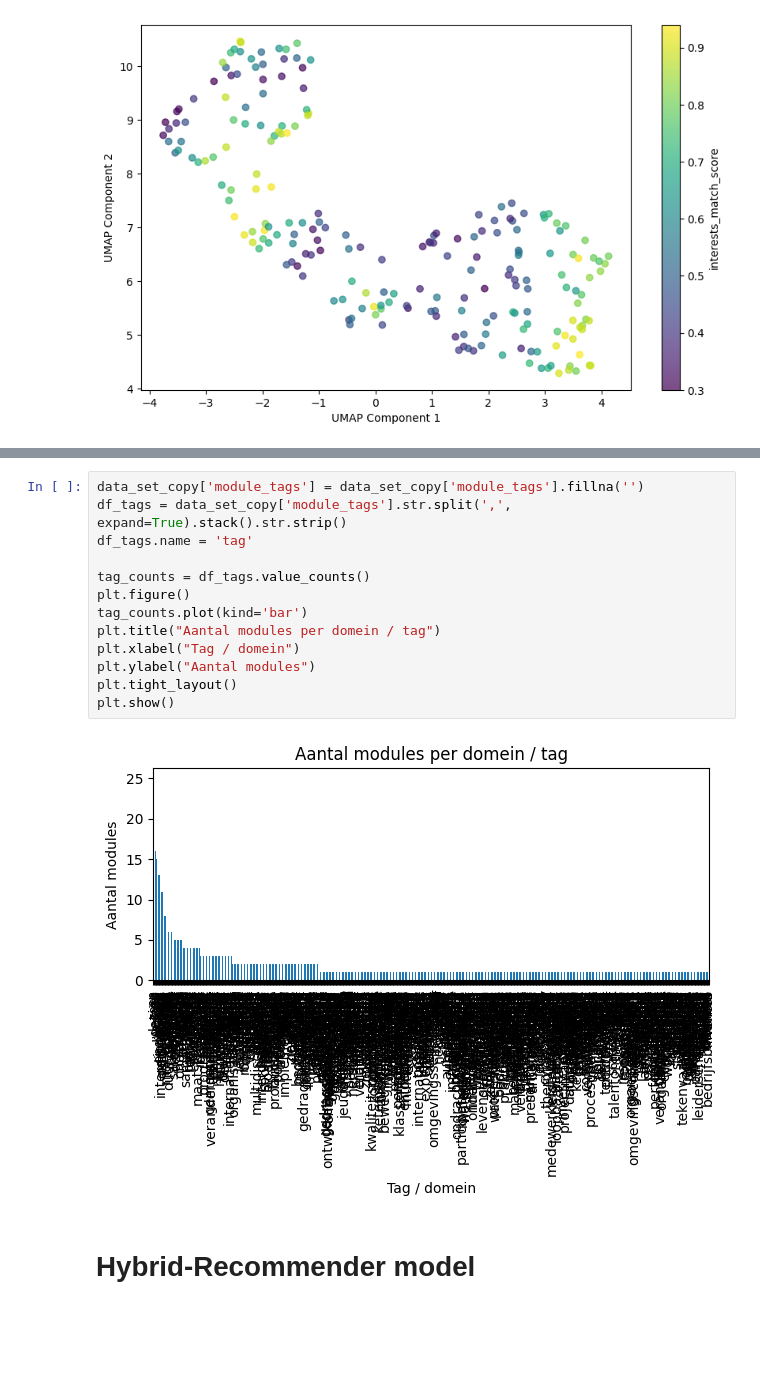
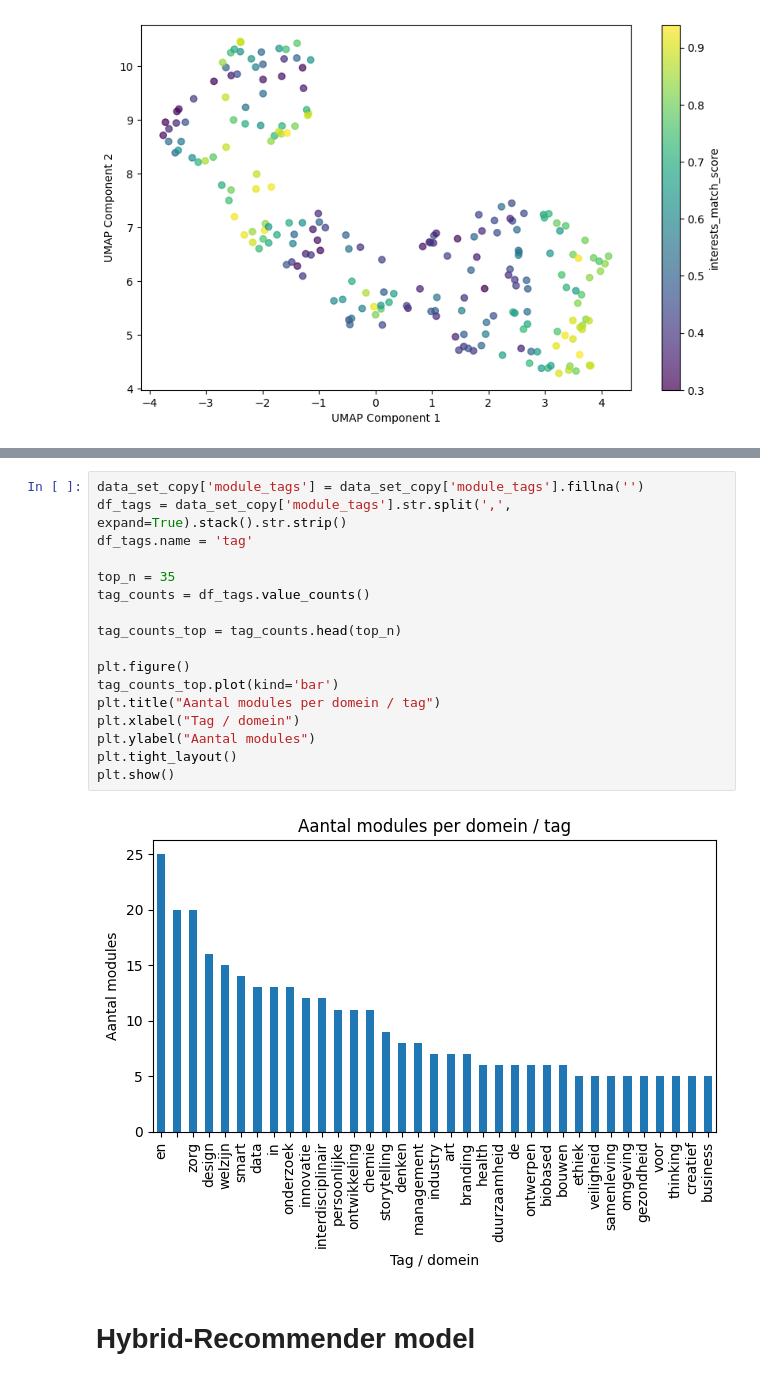
Before and after one commit to EnesT51/LU2-AI-Prototype, a Jupyter notebook: AI-PoC/AI_PoC.ipynb, the cells around one changed output, grey strips where cells are left out. Cells and saved outputs as stored; diff of their text form; blank space fills up the shorter version.

```diff
--- a/AI-PoC/AI_PoC.ipynb
+++ b/AI-PoC/AI_PoC.ipynb
@@ -229,18 +220,22 @@ Min / max: 73 / 99
 # %%
 data_set_copy['module_tags'] = data_set_copy['module_tags'].fillna('')
 df_tags = data_set_copy['module_tags'].str.split(',', expand=True).stack().str.strip()
 df_tags.name = 'tag'
 
+top_n = 35
 tag_counts = df_tags.value_counts()
+
+tag_counts_top = tag_counts.head(top_n)
+
 plt.figure()
-tag_counts.plot(kind='bar')
+tag_counts_top.plot(kind='bar')
 plt.title("Aantal modules per domein / tag")
 plt.xlabel("Tag / domein")
 plt.ylabel("Aantal modules")
 plt.tight_layout()
 plt.show()
 # %% [output]
-[figure, old version]
+[figure, new version]
 # %% [markdown]
 # Hybrid-Recommender model
 # %%
```
Also changed, not shown: parts of 3 cells of this notebook.
